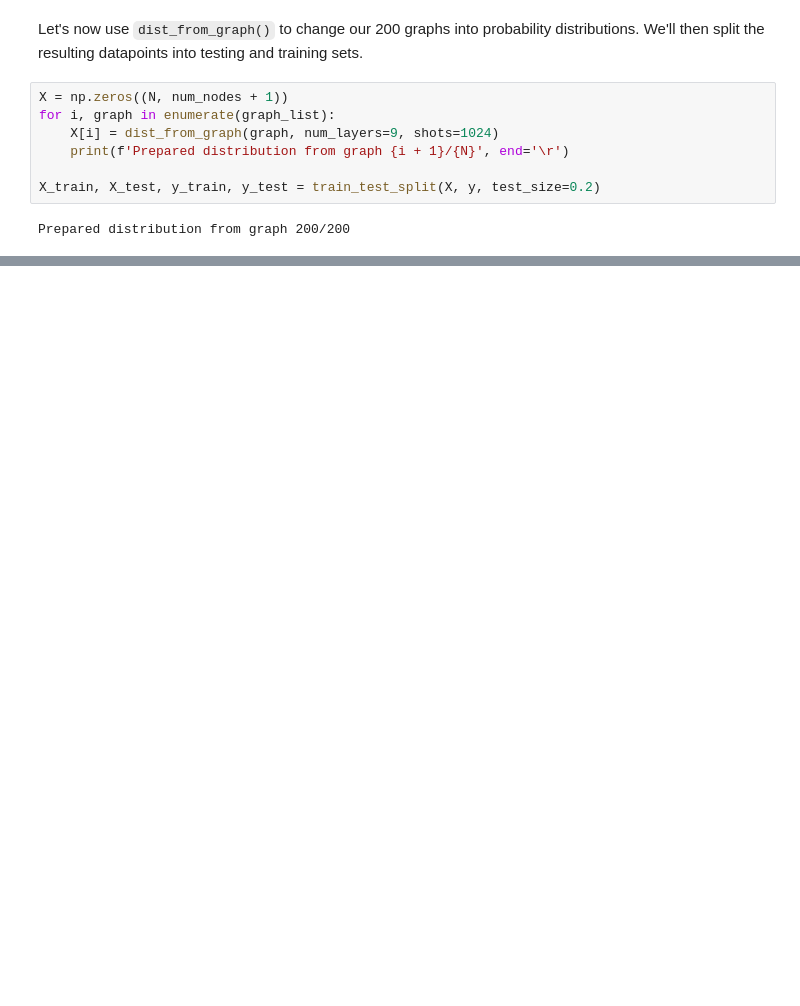
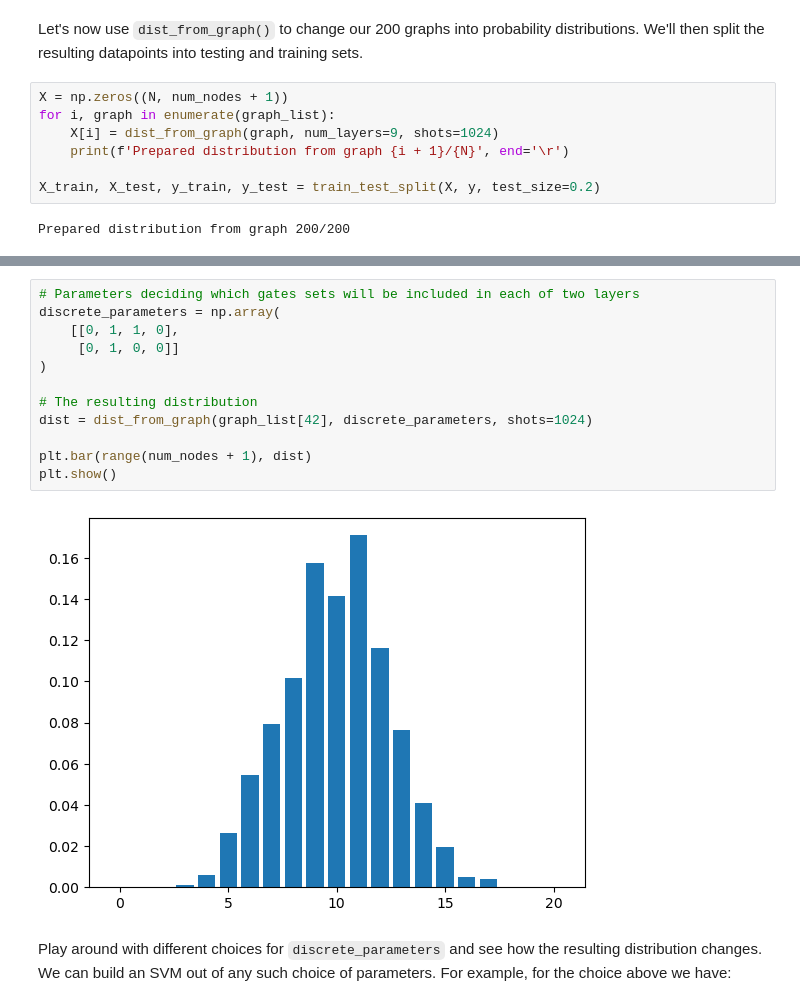
Before and after one commit to JohnGoldenGardiner/graph-kernel, a Jupyter notebook: demonstration.ipynb, the cells around one changed output, grey strips where cells are left out. Drawn from its saved outputs; the diff is of its cells as text; blank space fills up the shorter version.

Commit message:
add demonstration of discrete_parameters kwarg

```diff
--- a/demonstration.ipynb
+++ b/demonstration.ipynb
@@ -183,0 +166,16 @@ There are many more optimizations to try. Can we iteratively improve this to get
+# %%
+# Parameters deciding which gates sets will be included in each of two layers
+discrete_parameters = np.array(
+    [[0, 1, 1, 0],
+     [0, 1, 0, 0]]
+)
+
+# The resulting distribution
+dist = dist_from_graph(graph_list[42], discrete_parameters, shots=1024)
+
+plt.bar(range(num_nodes + 1), dist)
+plt.show()
+# %% [output]
+[figure, added]
+# %% [markdown]
+Play around with different choices for `discrete_parameters` and see how the resulting distribution changes. We can build an SVM out of any such choice of parameters. For example, for the choice above we have:
```
Also changed, not shown: parts of 16 cells of this notebook.
